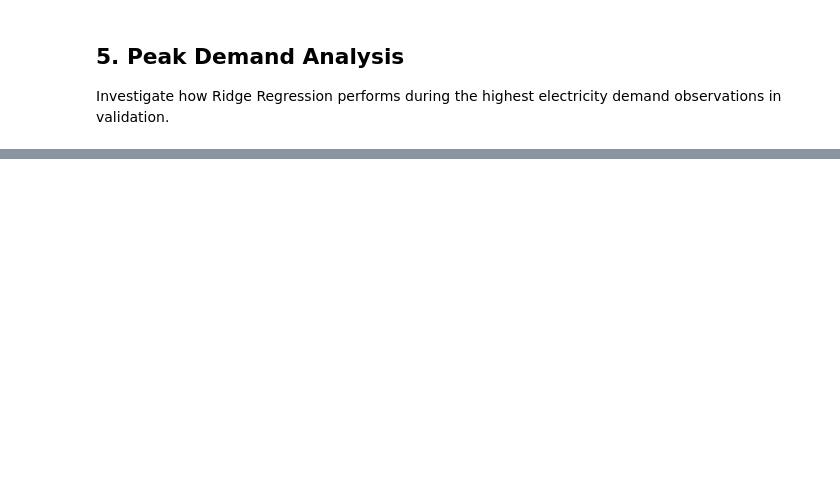
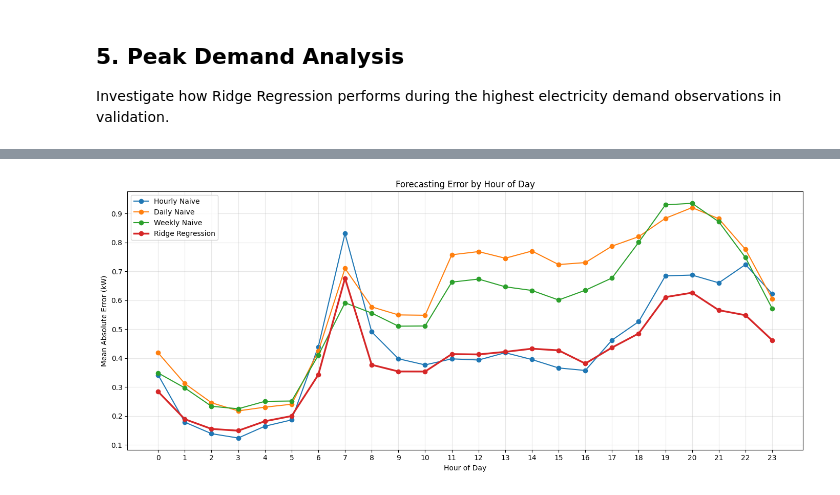
Before and after one commit to akeight/gridpulse, a Jupyter notebook: notebooks/ridge_regression.ipynb, the cells around one changed output, grey strips where cells are left out. Saved outputs shown, nothing was run; the diff lists cells and outputs as text; code cells hidden in the pictures; blank space fills up the shorter version.

```diff
--- a/notebooks/ridge_regression.ipynb
+++ b/notebooks/ridge_regression.ipynb
@@ -262,0 +321,11 @@ peak_comparison
+# %%
+error_by_hour = hourly_errors.groupby("hour")[
+    [
+        "ridge_error",
+        "hourly_error",
+        "daily_error",
+        "weekly_error"
+    ]
+].mean()
+
+error_by_hour
@@ -262,0 +351,42 @@ peak_comparison
+# %%
+plt.figure(figsize=(14, 6))
+
+plt.plot(
+    error_by_hour.index,
+    error_by_hour["hourly_error"],
+    marker="o",
+    label="Hourly Naive"
+)
+
+plt.plot(
+    error_by_hour.index,
+    error_by_hour["daily_error"],
+    marker="o",
+    label="Daily Naive"
+)
+
+plt.plot(
+    error_by_hour.index,
+    error_by_hour["weekly_error"],
+    marker="o",
+    label="Weekly Naive"
+)
+
+plt.plot(
+    error_by_hour.index,
+    error_by_hour["ridge_error"],
+    marker="o",
+    linewidth=2.5,
+    label="Ridge Regression"
+)
+
+plt.title("Forecasting Error by Hour of Day")
+plt.xlabel("Hour of Day")
+plt.ylabel("Mean Absolute Error (kW)")
+plt.xticks(range(24))
+plt.legend()
+plt.grid(alpha=0.3)
+plt.tight_layout()
+plt.show()
+# %% [output]
+[figure, added]
```
Also changed, not shown: parts of 20 cells of this notebook.
